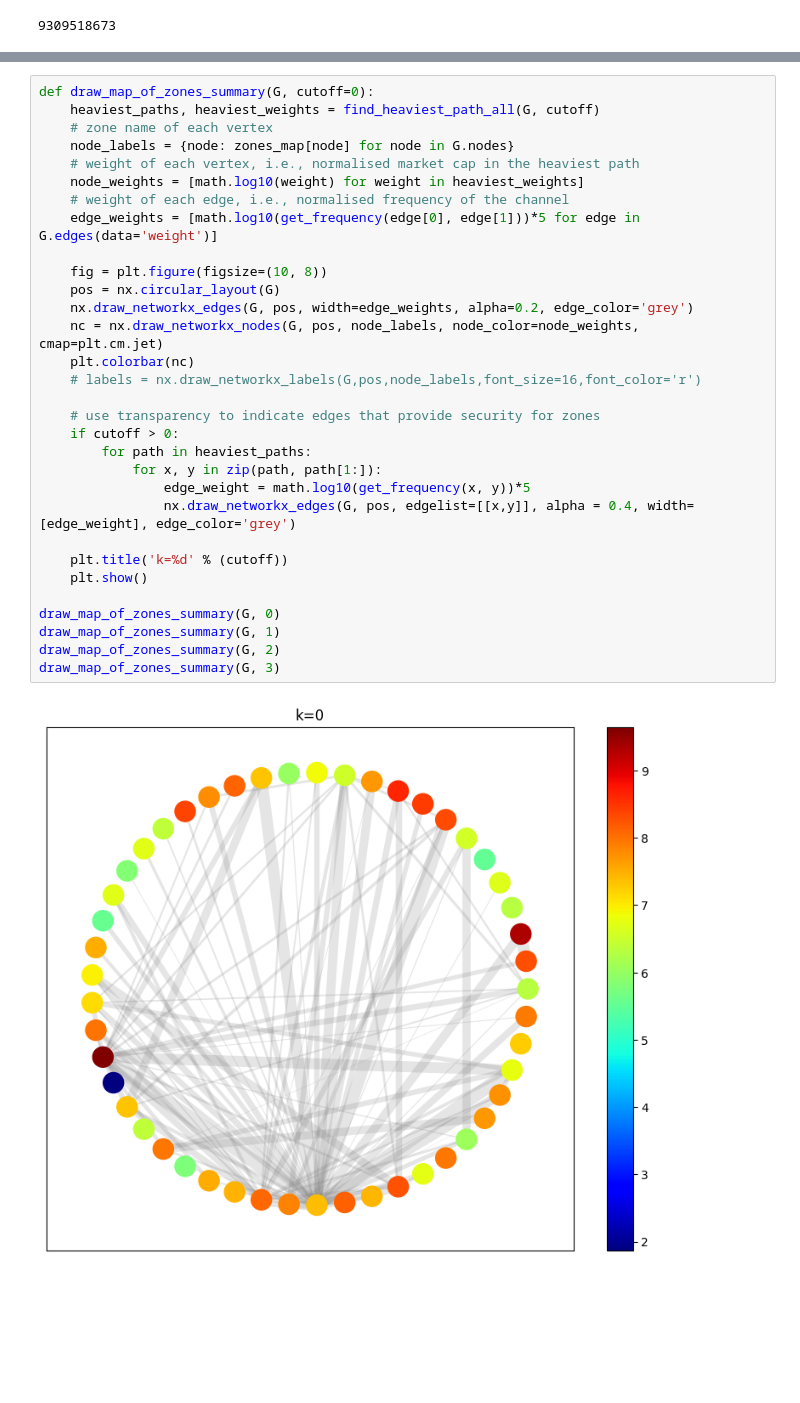
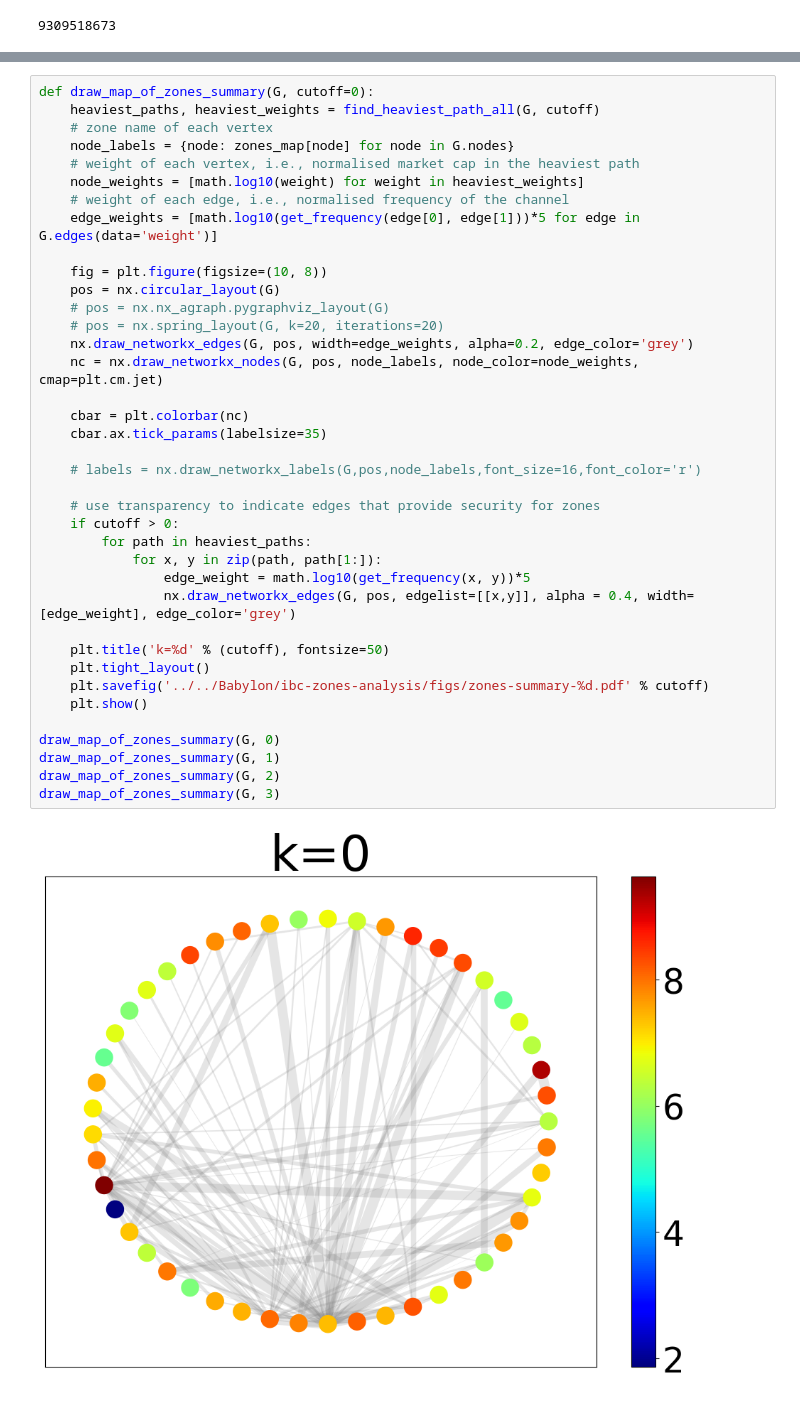
Before and after one commit to babylonchain/mapofzones-crawler, a Jupyter notebook: analysis.ipynb, the cells around one changed output, grey strips where cells are left out. Cells and saved outputs as stored; diff of their text form; blank space fills up the shorter version.

```diff
--- a/analysis.ipynb
+++ b/analysis.ipynb
@@ -134,33 +152,40 @@ paths, weights
 # %%
 def draw_map_of_zones_summary(G, cutoff=0):
     heaviest_paths, heaviest_weights = find_heaviest_path_all(G, cutoff)
     # zone name of each vertex
     node_labels = {node: zones_map[node] for node in G.nodes}
     # weight of each vertex, i.e., normalised market cap in the heaviest path
     node_weights = [math.log10(weight) for weight in heaviest_weights]
     # weight of each edge, i.e., normalised frequency of the channel
     edge_weights = [math.log10(get_frequency(edge[0], edge[1]))*5 for edge in G.edges(data='weight')]
 
     fig = plt.figure(figsize=(10, 8))
     pos = nx.circular_layout(G)
+    # pos = nx.nx_agraph.pygraphviz_layout(G)
+    # pos = nx.spring_layout(G, k=20, iterations=20)
     nx.draw_networkx_edges(G, pos, width=edge_weights, alpha=0.2, edge_color='grey')
     nc = nx.draw_networkx_nodes(G, pos, node_labels, node_color=node_weights, cmap=plt.cm.jet)
-    plt.colorbar(nc)
+
+    cbar = plt.colorbar(nc)
+    cbar.ax.tick_params(labelsize=35)
+
     # labels = nx.draw_networkx_labels(G,pos,node_labels,font_size=16,font_color='r')
 
     # use transparency to indicate edges that provide security for zones
     if cutoff > 0:
         for path in heaviest_paths:
             for x, y in zip(path, path[1:]):
                 edge_weight = math.log10(get_frequency(x, y))*5
                 nx.draw_networkx_edges(G, pos, edgelist=[[x,y]], alpha = 0.4, width=[edge_weight], edge_color='grey')
 
-    plt.title('k=%d' % (cutoff))
+    plt.title('k=%d' % (cutoff), fontsize=50)
+    plt.tight_layout()
+    plt.savefig('../../Babylon/ibc-zones-analysis/figs/zones-summary-%d.pdf' % cutoff)
     plt.show()
 
 draw_map_of_zones_summary(G, 0)
 draw_map_of_zones_summary(G, 1)
 draw_map_of_zones_summary(G, 2)
 draw_map_of_zones_summary(G, 3)
 # %% [output]
-[figure, old version]
+[figure, new version]
```
Also changed, not shown: parts of 5 cells of this notebook.
